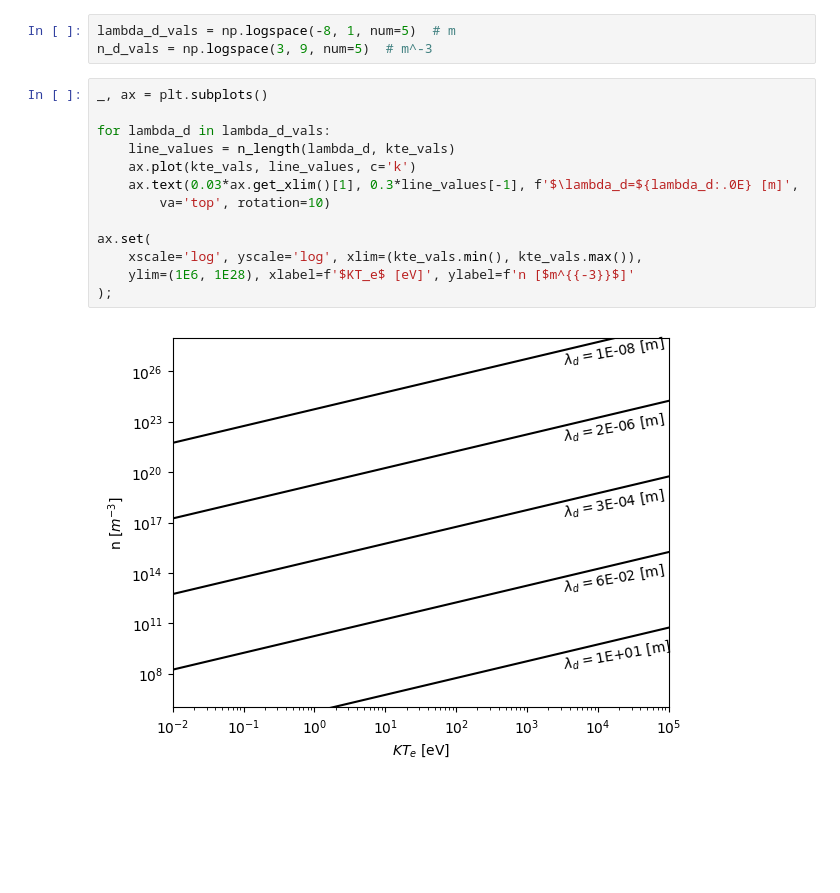
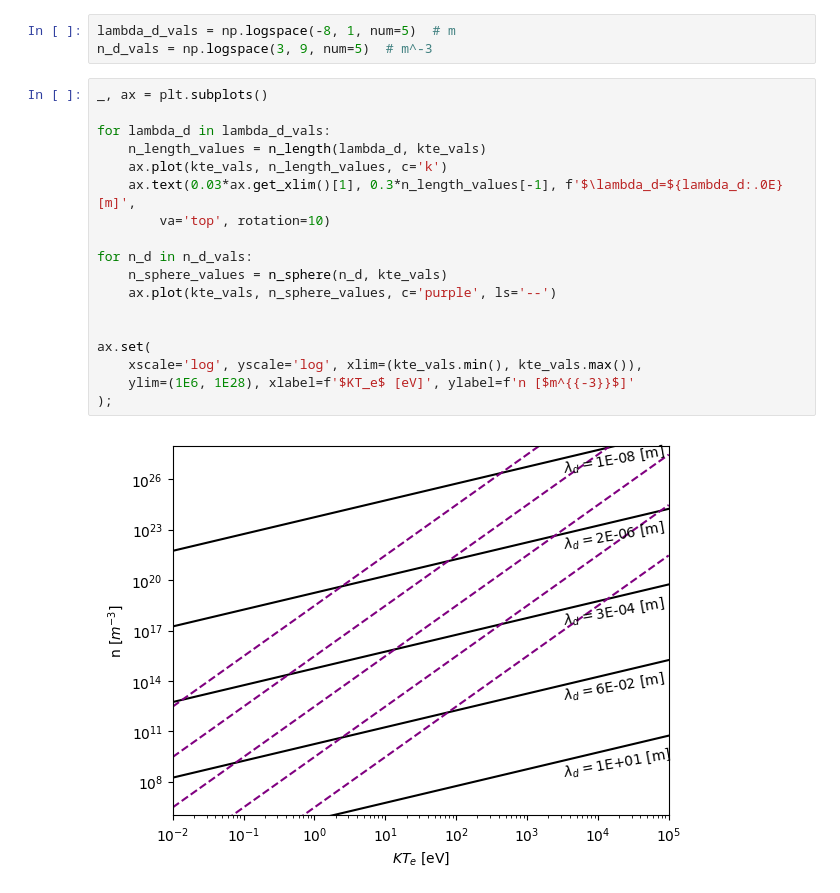
Before and after one commit to mshumko/p68_f22, a Jupyter notebook: hw1.ipynb, the cells around one changed output. Cells and saved outputs as stored; diff of their text form; blank space fills up the shorter version.

```diff
--- a/hw1.ipynb
+++ b/hw1.ipynb
@@ -54,15 +54,20 @@ n_d_vals = np.logspace(3, 9, num=5)  # m^-3
 # %%
 _, ax = plt.subplots()
 
 for lambda_d in lambda_d_vals:
-    line_values = n_length(lambda_d, kte_vals)
-    ax.plot(kte_vals, line_values, c='k')
-    ax.text(0.03*ax.get_xlim()[1], 0.3*line_values[-1], f'$\lambda_d=${lambda_d:.0E} [m]',
+    n_length_values = n_length(lambda_d, kte_vals)
+    ax.plot(kte_vals, n_length_values, c='k')
+    ax.text(0.03*ax.get_xlim()[1], 0.3*n_length_values[-1], f'$\lambda_d=${lambda_d:.0E} [m]',
         va='top', rotation=10)
+
+for n_d in n_d_vals:
+    n_sphere_values = n_sphere(n_d, kte_vals)
+    ax.plot(kte_vals, n_sphere_values, c='purple', ls='--')
+
 
 ax.set(
     xscale='log', yscale='log', xlim=(kte_vals.min(), kte_vals.max()),
     ylim=(1E6, 1E28), xlabel=f'$KT_e$ [eV]', ylabel=f'n [$m^{{-3}}$]'
 );
 # %% [output]
-[figure, old version]
+[figure, new version]
```
Also changed, not shown: 5 other files.
